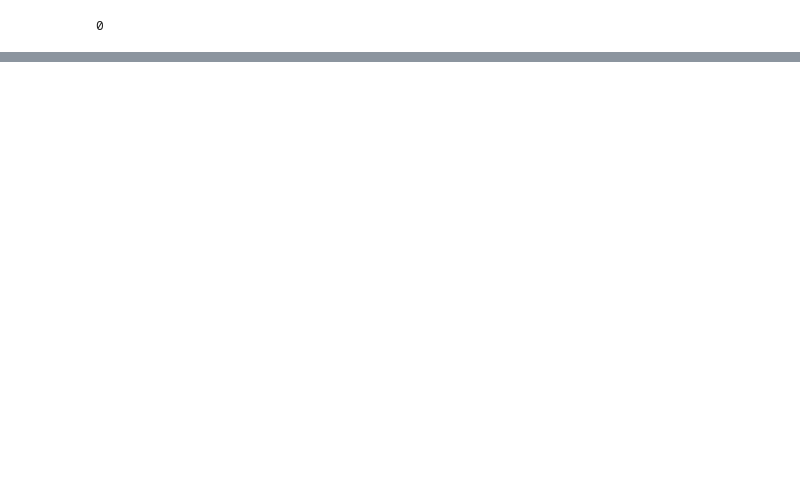
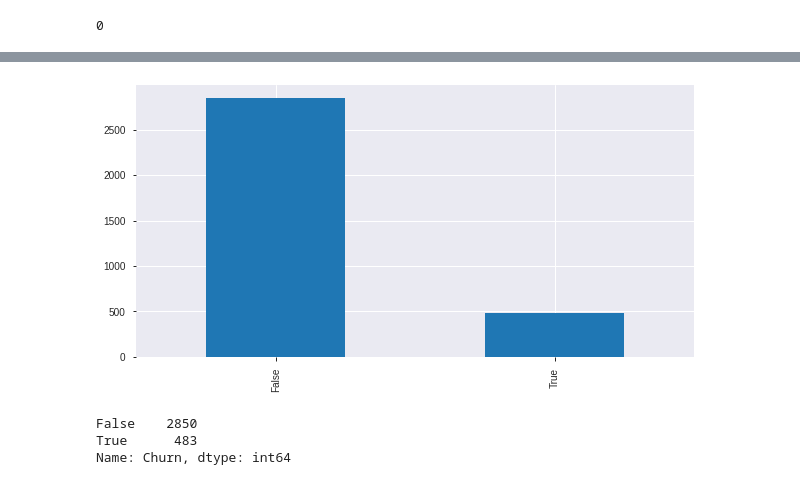
Before and after one commit to maya034/Churn-Analysis, a Jupyter notebook: Telecom_Churn_Analysis_Capstone_Project.ipynb, the cells around one changed output, grey strips where cells are left out. Cells and saved outputs as stored; diff of their text form; code cells hidden in the pictures; blank space fills up the shorter version.

```diff
--- a/Telecom_Churn_Analysis_Capstone_Project.ipynb
+++ b/Telecom_Churn_Analysis_Capstone_Project.ipynb
@@ -199,0 +226,11 @@ intl_call
+# %%
+
+df['Churn'].value_counts().plot(kind='bar')
+# %% [output]
+[figure, added]
+# %%
+df['Churn'].value_counts()
+# %% [output]
+False    2850
+True      483
+Name: Churn, dtype: int64
```
Also changed, not shown: parts of 31 cells of this notebook.
